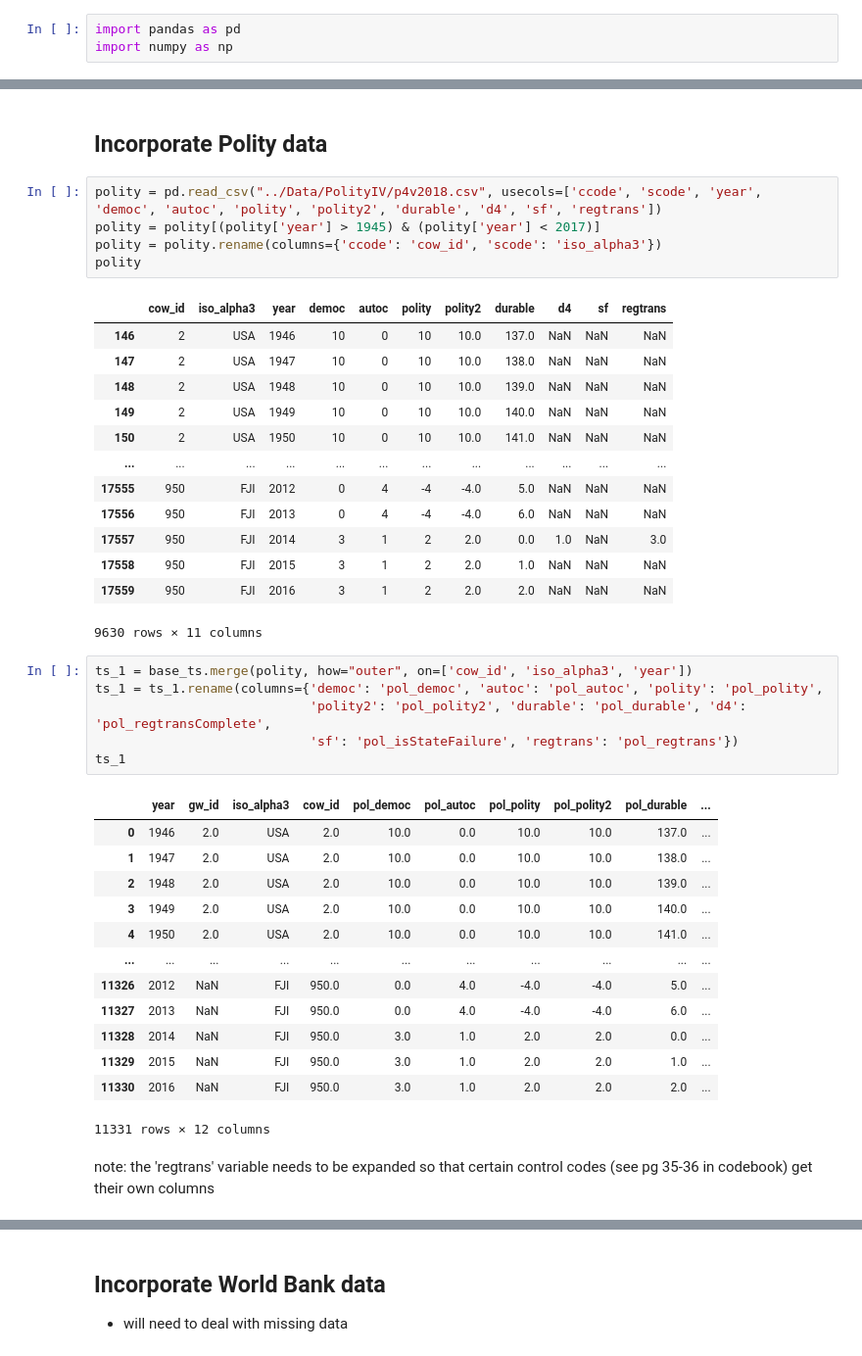
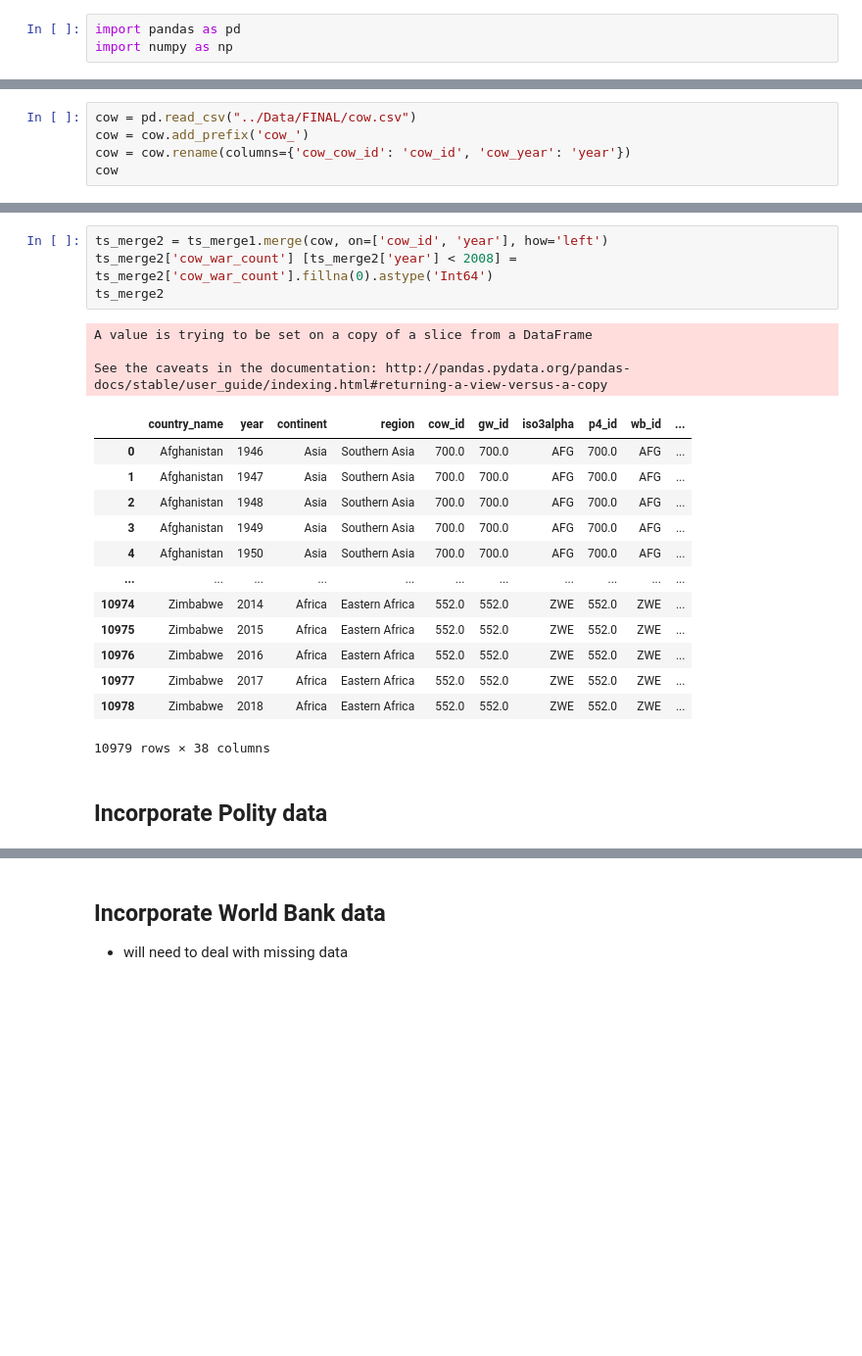
Before and after one commit to jenna-jordan/international-relations-database-extended, a Jupyter notebook: Mashup_Data/Create_Time-Series.ipynb, the cells around one changed output, grey strips where cells are left out. Shown: that part at 98% size. Drawn from its saved outputs; the diff is of its cells as text; blank space fills up the shorter version.

```diff
--- a/Mashup_Data/Create_Time-Series.ipynb
+++ b/Mashup_Data/Create_Time-Series.ipynb
@@ -120,0 +76,5 @@ array(['GFR', 'GDR', 'AUS', 'MAC', 'SER', 'RUM', 'SYR', 'YEM', 'OMA',
+# %%
+cow = pd.read_csv("../Data/FINAL/cow.csv")
+cow = cow.add_prefix('cow_')
+cow = cow.rename(columns={'cow_cow_id': 'cow_id', 'cow_year': 'year'})
+cow
@@ -121,43 +95,23 @@ array(['GFR', 'GDR', 'AUS', 'MAC', 'SER', 'RUM', 'SYR', 'YEM', 'OMA',
+# %%
+ts_merge2 = ts_merge1.merge(cow, on=['cow_id', 'year'], how='left')
+ts_merge2['cow_war_count'] [ts_merge2['year'] < 2008] = ts_merge2['cow_war_count'].fillna(0).astype('Int64')
+ts_merge2
+# %% [output]
+A value is trying to be set on a copy of a slice from a DataFrame
+
+See the caveats in the documentation: http://pandas.pydata.org/pandas-docs/stable/user_guide/indexing.html#returning-a-view-versus-a-copy
+|  | country_name | year | continent | region | cow_id | gw_id | iso3alpha | p4_id | wb_id | ... |
+| 0 | Afghanistan | 1946 | Asia | Southern Asia | 700.0 | 700.0 | AFG | 700.0 | AFG | ... |
+| 1 | Afghanistan | 1947 | Asia | Southern Asia | 700.0 | 700.0 | AFG | 700.0 | AFG | ... |
+| 2 | Afghanistan | 1948 | Asia | Southern Asia | 700.0 | 700.0 | AFG | 700.0 | AFG | ... |
+| 3 | Afghanistan | 1949 | Asia | Southern Asia | 700.0 | 700.0 | AFG | 700.0 | AFG | ... |
+| 4 | Afghanistan | 1950 | Asia | Southern Asia | 700.0 | 700.0 | AFG | 700.0 | AFG | ... |
+| ... | ... | ... | ... | ... | ... | ... | ... | ... | ... | ... |
+| 10974 | Zimbabwe | 2014 | Africa | Eastern Africa | 552.0 | 552.0 | ZWE | 552.0 | ZWE | ... |
+| 10975 | Zimbabwe | 2015 | Africa | Eastern Africa | 552.0 | 552.0 | ZWE | 552.0 | ZWE | ... |
+| 10976 | Zimbabwe | 2016 | Africa | Eastern Africa | 552.0 | 552.0 | ZWE | 552.0 | ZWE | ... |
+| 10977 | Zimbabwe | 2017 | Africa | Eastern Africa | 552.0 | 552.0 | ZWE | 552.0 | ZWE | ... |
+| 10978 | Zimbabwe | 2018 | Africa | Eastern Africa | 552.0 | 552.0 | ZWE | 552.0 | ZWE | ... |
+10979 rows × 38 columns
 # %% [markdown]
 ## Incorporate Polity data
-# %%
-polity = pd.read_csv("../Data/PolityIV/p4v2018.csv", usecols=['ccode', 'scode', 'year', 'democ', 'autoc', 'polity', 'polity2', 'durable', 'd4', 'sf', 'regtrans'])
-polity = polity[(polity['year'] > 1945) & (polity['year'] < 2017)]
-polity = polity.rename(columns={'ccode': 'cow_id', 'scode': 'iso_alpha3'})
-polity
-# %% [output]
-|  | cow_id | iso_alpha3 | year | democ | autoc | polity | polity2 | durable | d4 | sf | regtrans |
-| 146 | 2 | USA | 1946 | 10 | 0 | 10 | 10.0 | 137.0 | NaN | NaN | NaN |
-| 147 | 2 | USA | 1947 | 10 | 0 | 10 | 10.0 | 138.0 | NaN | NaN | NaN |
-| 148 | 2 | USA | 1948 | 10 | 0 | 10 | 10.0 | 139.0 | NaN | NaN | NaN |
-| 149 | 2 | USA | 1949 | 10 | 0 | 10 | 10.0 | 140.0 | NaN | NaN | NaN |
-| 150 | 2 | USA | 1950 | 10 | 0 | 10 | 10.0 | 141.0 | NaN | NaN | NaN |
-| ... | ... | ... | ... | ... | ... | ... | ... | ... | ... | ... | ... |
-| 17555 | 950 | FJI | 2012 | 0 | 4 | -4 | -4.0 | 5.0 | NaN | NaN | NaN |
-| 17556 | 950 | FJI | 2013 | 0 | 4 | -4 | -4.0 | 6.0 | NaN | NaN | NaN |
-| 17557 | 950 | FJI | 2014 | 3 | 1 | 2 | 2.0 | 0.0 | 1.0 | NaN | 3.0 |
-| 17558 | 950 | FJI | 2015 | 3 | 1 | 2 | 2.0 | 1.0 | NaN | NaN | NaN |
-| 17559 | 950 | FJI | 2016 | 3 | 1 | 2 | 2.0 | 2.0 | NaN | NaN | NaN |
-9630 rows × 11 columns
-# %%
-ts_1 = base_ts.merge(polity, how="outer", on=['cow_id', 'iso_alpha3', 'year'])
-ts_1 = ts_1.rename(columns={'democ': 'pol_democ', 'autoc': 'pol_autoc', 'polity': 'pol_polity',
-                            'polity2': 'pol_polity2', 'durable': 'pol_durable', 'd4': 'pol_regtransComplete',
-                            'sf': 'pol_isStateFailure', 'regtrans': 'pol_regtrans'})
-ts_1
-# %% [output]
-|  | year | gw_id | iso_alpha3 | cow_id | pol_democ | pol_autoc | pol_polity | pol_polity2 | pol_durable | ... |
-| 0 | 1946 | 2.0 | USA | 2.0 | 10.0 | 0.0 | 10.0 | 10.0 | 137.0 | ... |
-| 1 | 1947 | 2.0 | USA | 2.0 | 10.0 | 0.0 | 10.0 | 10.0 | 138.0 | ... |
-| 2 | 1948 | 2.0 | USA | 2.0 | 10.0 | 0.0 | 10.0 | 10.0 | 139.0 | ... |
-| 3 | 1949 | 2.0 | USA | 2.0 | 10.0 | 0.0 | 10.0 | 10.0 | 140.0 | ... |
-| 4 | 1950 | 2.0 | USA | 2.0 | 10.0 | 0.0 | 10.0 | 10.0 | 141.0 | ... |
-| ... | ... | ... | ... | ... | ... | ... | ... | ... | ... | ... |
-| 11326 | 2012 | NaN | FJI | 950.0 | 0.0 | 4.0 | -4.0 | -4.0 | 5.0 | ... |
-| 11327 | 2013 | NaN | FJI | 950.0 | 0.0 | 4.0 | -4.0 | -4.0 | 6.0 | ... |
-| 11328 | 2014 | NaN | FJI | 950.0 | 3.0 | 1.0 | 2.0 | 2.0 | 0.0 | ... |
-| 11329 | 2015 | NaN | FJI | 950.0 | 3.0 | 1.0 | 2.0 | 2.0 | 1.0 | ... |
-| 11330 | 2016 | NaN | FJI | 950.0 | 3.0 | 1.0 | 2.0 | 2.0 | 2.0 | ... |
-11331 rows × 12 columns
-# %% [markdown]
-note: the 'regtrans' variable needs to be expanded so that certain control codes (see pg 35-36 in codebook) get their own columns
```
Also changed, not shown: parts of 32 cells of this notebook, 26 other files.
